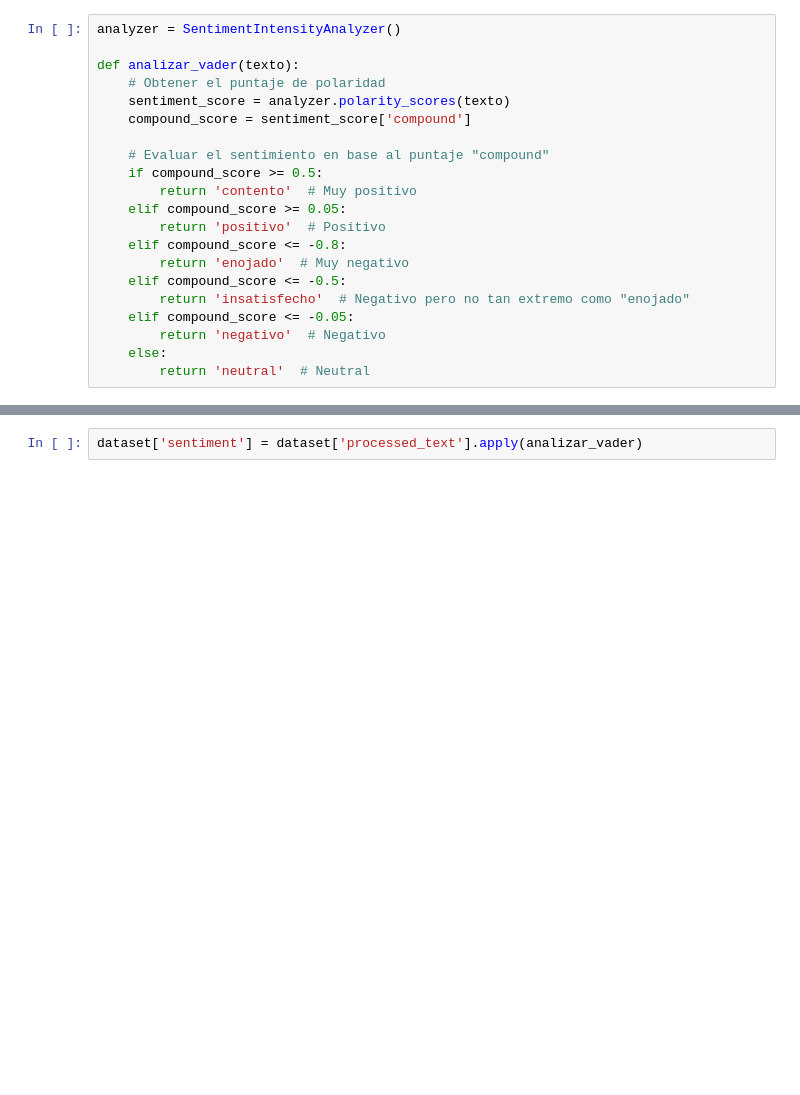
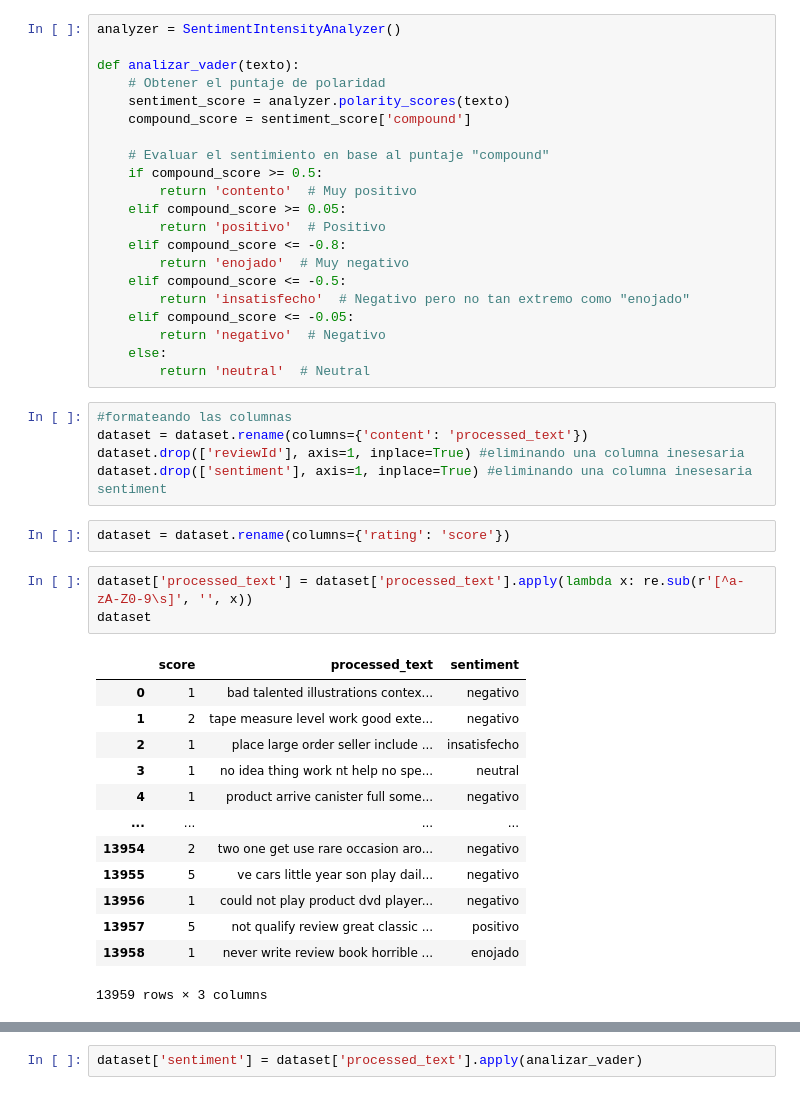
Before and after one commit to SKsergio/FeelingsProductPY, a Jupyter notebook: notebooks/ProcessAllData.ipynb, the cells around one changed output, grey strips where cells are left out. Cells and saved outputs as stored; diff of their text form; blank space fills up the shorter version.

```diff
--- a/notebooks/ProcessAllData.ipynb
+++ b/notebooks/ProcessAllData.ipynb
@@ -56,6 +81,30 @@ def analizar_vader(texto):
         return 'negativo'  # Negativo
     else:
         return 'neutral'  # Neutral
+# %%
+#formateando las columnas
+dataset = dataset.rename(columns={'content': 'processed_text'})
+dataset.drop(['reviewId'], axis=1, inplace=True) #eliminando una columna inesesaria
+dataset.drop(['sentiment'], axis=1, inplace=True) #eliminando una columna inesesaria sentiment
+# %%
+dataset = dataset.rename(columns={'rating': 'score'})
+# %%
+dataset['processed_text'] = dataset['processed_text'].apply(lambda x: re.sub(r'[^a-zA-Z0-9\s]', '', x))
+dataset
+# %% [output]
+|  | score | processed_text | sentiment |
+| 0 | 1 | bad talented illustrations contex... | negativo |
+| 1 | 2 | tape measure level work good exte... | negativo |
+| 2 | 1 | place large order seller include ... | insatisfecho |
+| 3 | 1 | no idea thing work nt help no spe... | neutral |
+| 4 | 1 | product arrive canister full some... | negativo |
+| ... | ... | ... | ... |
+| 13954 | 2 | two one get use rare occasion aro... | negativo |
+| 13955 | 5 | ve cars little year son play dail... | negativo |
+| 13956 | 1 | could not play product dvd player... | negativo |
+| 13957 | 5 | not qualify review great classic ... | positivo |
+| 13958 | 1 | never write review book horrible ... | enojado |
+13959 rows × 3 columns
 # %%
 # Verificar si hay valores nulos (NaN) en la columna
 process_null_values(dataset)
```
Also changed, not shown: parts of 24 cells of this notebook, 15 other files.
